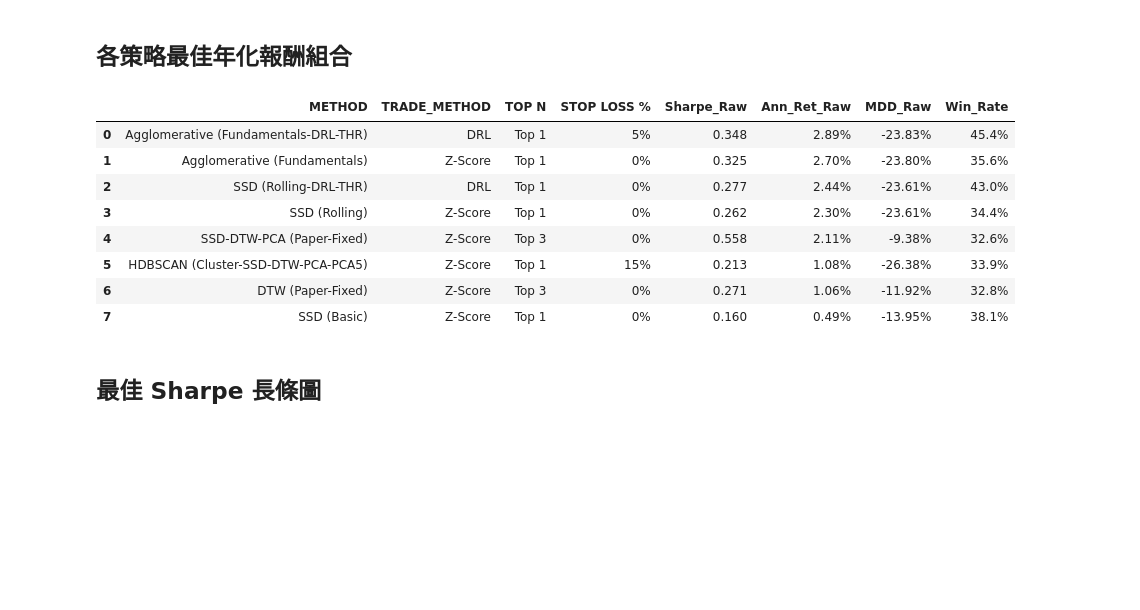
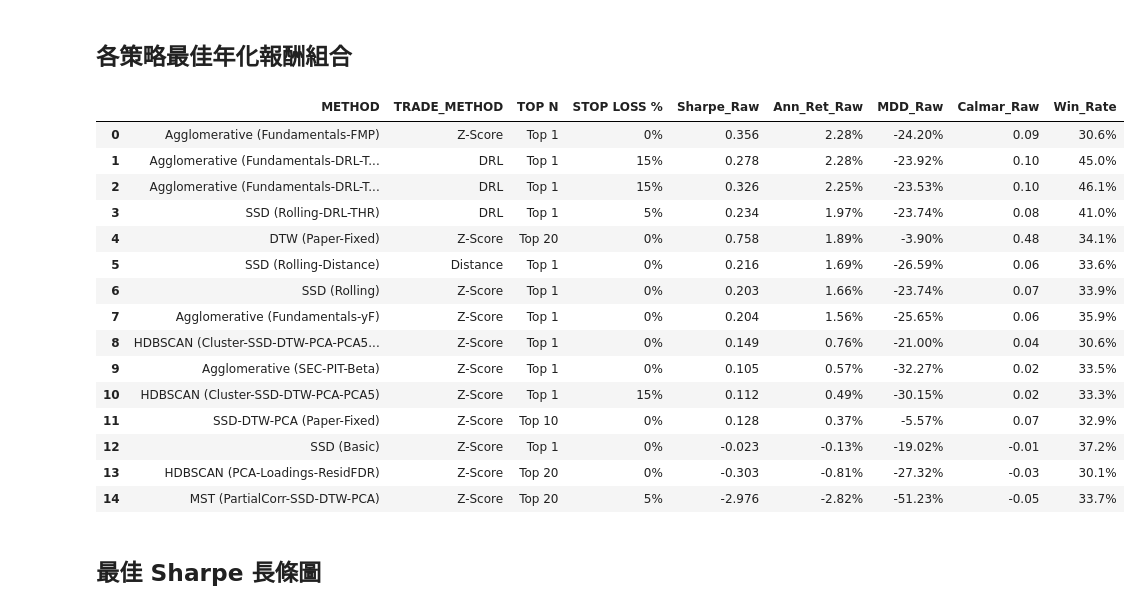
Before and after one commit to LerajieAsta/pairtrade_trainingproject, a Jupyter notebook: notebooks/comparison.ipynb, the cells around one changed output. Cells and saved outputs as stored; diff of their text form; code cells hidden in the pictures; blank space fills up the shorter version.

```diff
--- a/notebooks/comparison.ipynb
+++ b/notebooks/comparison.ipynb
@@ -69,8 +133,8 @@ C:\Clark\YZU\Papper\Code\results\result.db
 # %% [markdown]
 ## 各策略最佳 Sharpe 組合
 # %%
-cols = ["METHOD", "TRADE_METHOD", "TOP N", "STOP LOSS %", "Sharpe_Raw", "Ann_Ret_Raw", "MDD_Raw", "Win_Rate"]
+cols = ["METHOD", "TRADE_METHOD", "TOP N", "STOP LOSS %", "Sharpe_Raw", "Ann_Ret_Raw", "MDD_Raw", "Calmar_Raw", "Win_Rate"]
 best_sharpe = (df.loc[df.groupby("METHOD")["Sharpe_Raw"].idxmax(), cols]
                  .sort_values("Sharpe_Raw", ascending=False).reset_index(drop=True))
-best_sharpe.style.format({"Sharpe_Raw": "{:.3f}", "Ann_Ret_Raw": "{:.2%}", "MDD_Raw": "{:.2%}", "Win_Rate": "{:.1%}"})
+best_sharpe.style.format({"Sharpe_Raw":"{:.3f}","Ann_Ret_Raw":"{:.2%}","MDD_Raw":"{:.2%}","Calmar_Raw":"{:.2f}","Win_Rate":"{:.1%}"})
 # %% [output]
@@ -88,17 +159,24 @@ best_sharpe.style.format({"Sharpe_Raw": "{:.3f}", "Ann_Ret_Raw": "{:.2%}", "MDD_
 # %%
 best_ret = (df.loc[df.groupby("METHOD")["Ann_Ret_Raw"].idxmax(), cols]
               .sort_values("Ann_Ret_Raw", ascending=False).reset_index(drop=True))
-best_ret.style.format({"Sharpe_Raw": "{:.3f}", "Ann_Ret_Raw": "{:.2%}", "MDD_Raw": "{:.2%}", "Win_Rate": "{:.1%}"})
+best_ret.style.format({"Sharpe_Raw":"{:.3f}","Ann_Ret_Raw":"{:.2%}","MDD_Raw":"{:.2%}","Calmar_Raw":"{:.2f}","Win_Rate":"{:.1%}"})
 # %% [output]
-|  | METHOD | TRADE_METHOD | TOP N | STOP LOSS % | Sharpe_Raw | Ann_Ret_Raw | MDD_Raw | Win_Rate |
-| 0 | Agglomerative (Fundamentals-DRL-THR) | DRL | Top 1 | 5% | 0.348 | 2.89% | -23.83% | 45.4% |
-| 1 | Agglomerative (Fundamentals) | Z-Score | Top 1 | 0% | 0.325 | 2.70% | -23.80% | 35.6% |
-| 2 | SSD (Rolling-DRL-THR) | DRL | Top 1 | 0% | 0.277 | 2.44% | -23.61% | 43.0% |
-| 3 | SSD (Rolling) | Z-Score | Top 1 | 0% | 0.262 | 2.30% | -23.61% | 34.4% |
-| 4 | SSD-DTW-PCA (Paper-Fixed) | Z-Score | Top 3 | 0% | 0.558 | 2.11% | -9.38% | 32.6% |
-| 5 | HDBSCAN (Cluster-SSD-DTW-PCA-PCA5) | Z-Score | Top 1 | 15% | 0.213 | 1.08% | -26.38% | 33.9% |
-| 6 | DTW (Paper-Fixed) | Z-Score | Top 3 | 0% | 0.271 | 1.06% | -11.92% | 32.8% |
-| 7 | SSD (Basic) | Z-Score | Top 1 | 0% | 0.160 | 0.49% | -13.95% | 38.1% |
+|  | METHOD | TRADE_METHOD | TOP N | STOP LOSS % | Sharpe_Raw | Ann_Ret_Raw | MDD_Raw | Calmar_Raw | Win_Rate |
+| 0 | Agglomerative (Fundamentals-FMP) | Z-Score | Top 1 | 0% | 0.356 | 2.28% | -24.20% | 0.09 | 30.6% |
+| 1 | Agglomerative (Fundamentals-DRL-T... | DRL | Top 1 | 15% | 0.278 | 2.28% | -23.92% | 0.10 | 45.0% |
+| 2 | Agglomerative (Fundamentals-DRL-T... | DRL | Top 1 | 15% | 0.326 | 2.25% | -23.53% | 0.10 | 46.1% |
+| 3 | SSD (Rolling-DRL-THR) | DRL | Top 1 | 5% | 0.234 | 1.97% | -23.74% | 0.08 | 41.0% |
+| 4 | DTW (Paper-Fixed) | Z-Score | Top 20 | 0% | 0.758 | 1.89% | -3.90% | 0.48 | 34.1% |
+| 5 | SSD (Rolling-Distance) | Distance | Top 1 | 0% | 0.216 | 1.69% | -26.59% | 0.06 | 33.6% |
+| 6 | SSD (Rolling) | Z-Score | Top 1 | 0% | 0.203 | 1.66% | -23.74% | 0.07 | 33.9% |
+| 7 | Agglomerative (Fundamentals-yF) | Z-Score | Top 1 | 0% | 0.204 | 1.56% | -25.65% | 0.06 | 35.9% |
+| 8 | HDBSCAN (Cluster-SSD-DTW-PCA-PCA5... | Z-Score | Top 1 | 0% | 0.149 | 0.76% | -21.00% | 0.04 | 30.6% |
+| 9 | Agglomerative (SEC-PIT-Beta) | Z-Score | Top 1 | 0% | 0.105 | 0.57% | -32.27% | 0.02 | 33.5% |
+| 10 | HDBSCAN (Cluster-SSD-DTW-PCA-PCA5) | Z-Score | Top 1 | 15% | 0.112 | 0.49% | -30.15% | 0.02 | 33.3% |
+| 11 | SSD-DTW-PCA (Paper-Fixed) | Z-Score | Top 10 | 0% | 0.128 | 0.37% | -5.57% | 0.07 | 32.9% |
+| 12 | SSD (Basic) | Z-Score | Top 1 | 0% | -0.023 | -0.13% | -19.02% | -0.01 | 37.2% |
+| 13 | HDBSCAN (PCA-Loadings-ResidFDR) | Z-Score | Top 20 | 0% | -0.303 | -0.81% | -27.32% | -0.03 | 30.1% |
+| 14 | MST (PartialCorr-SSD-DTW-PCA) | Z-Score | Top 20 | 5% | -2.976 | -2.82% | -51.23% | -0.05 | 33.7% |
 # %% [markdown]
 ## 最佳 Sharpe 長條圖
 # %%
```
Also changed, not shown: parts of 26 cells of this notebook, 15 other files.
